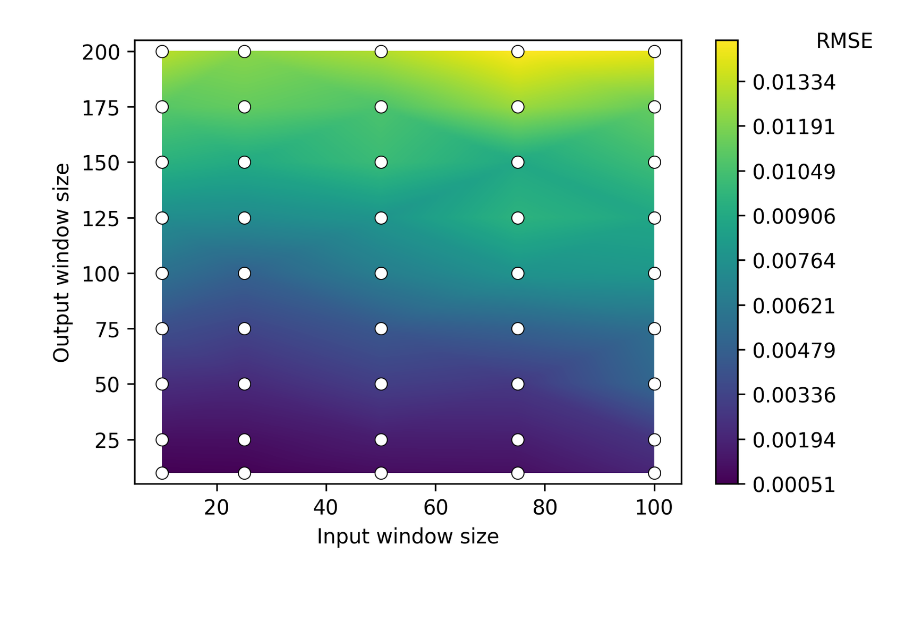
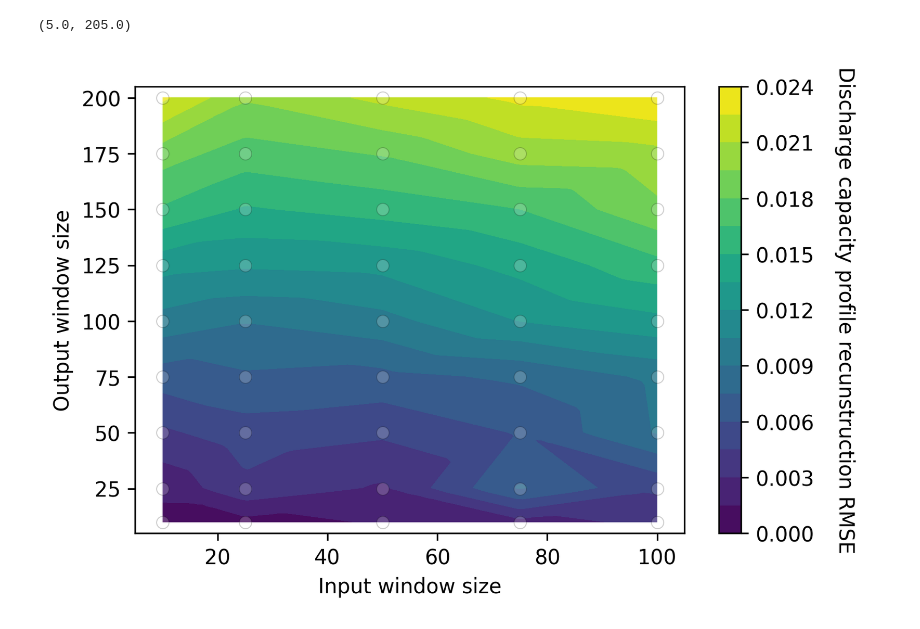
Before and after one commit to TRI-AMDD/bye-cycle, a Jupyter notebook: paper/naive_model.ipynb, the cells around one changed output. Drawn from its saved outputs; the diff is of its cells as text; code cells hidden in the pictures; blank space fills up the shorter version.

Commit message:
updated naive model by including the last slice of cycles

```diff
--- a/paper/naive_model.ipynb
+++ b/paper/naive_model.ipynb
@@ -178,8 +178,8 @@ def load_data (pkl_file, test_cell_number=0, seed=0, train_size=0.9, val_size=0.
     return all_ground_truth_cycle_index, all_ground_truth_dc
 # %%
 input_window_size = 50
-output_window_size =100
-test_cell_number = 5
+output_window_size =200
+test_cell_number = 13
 
 pkl_all_gc_filename = f'../examples/CACHED_DATA/pickled_cycle_windows/LFP/Ground_truth_DC_all.pkl'
 all_cycle_index_gc, all_dc_gc = load_data(pkl_all_gc_filename, test_cell_number=test_cell_number, seed=0)
@@ -276,36 +302,40 @@ sns.relplot(
 # %%
 import scipy.stats as sps
 xmin = 10
 xmax = 100
 ymin = 10
 ymax = 200
 X, Y = np.mgrid[xmin:xmax:100j, ymin:ymax:100j]
 fig, ax = plt.subplots(dpi=300)
 
 from scipy.interpolate import griddata
-npts = 1000
+npts = 15
 px, py = np.random.choice(df['Input Window Size'], npts), np.random.choice(df['Output Window Size'], npts)
 Ti = griddata((df['Input Window Size'], df['Output Window Size']),df['RMSE dc test cells'], (X, Y), method='linear')
-im = ax.contourf(X, Y, Ti, levels=1000)
+im = ax.contourf(X, Y, Ti, levels=npts)
 
 sns.scatterplot(
     data=df,
     x=df['Input Window Size'], y=df['Output Window Size'],
 #     size=df['RMSE dc test cells']
     ax=ax,
     color='white',
-    edgecolor='k'
+    edgecolor='k',
+    alpha=0.2
 )
 
 cbar = fig.colorbar(im, orientation='vertical')
-cbar.set_label('RMSE', rotation=0, y=1.02, x=-1)
+# cbar.set_label('RMSE', rotation=0, y=1.02, x=-1)
+cbar.set_label('Discharge capacity profile recunstruction RMSE', rotation=270, labelpad=20)
+
 ax.set_xlabel('Input window size')
 ax.set_ylabel('Output window size')
 ax.set_xlim([xmin-5, xmax+5])
 ax.set_ylim([ymin-5, ymax+5])
-plt.savefig(f'CACHED_DATA/naive_model/LFP/img/naive_model_RMSE.png', dpi=400, transparent=False)
+# plt.savefig(f'CACHED_DATA/naive_model/LFP/img/naive_model_RMSE.png', dpi=400, transparent=False)
 # %% [output]
+(5.0, 205.0)
-[figure, old version]
+[figure, new version]
 # %%
 def drop_duplicates(cycle_index, discharge_capacity):
     dc_traj = np.array(list(zip(cycle_index.flatten(), discharge_capacity.flatten())))
```
Also changed, not shown: parts of 4 cells of this notebook, 1 other file.
